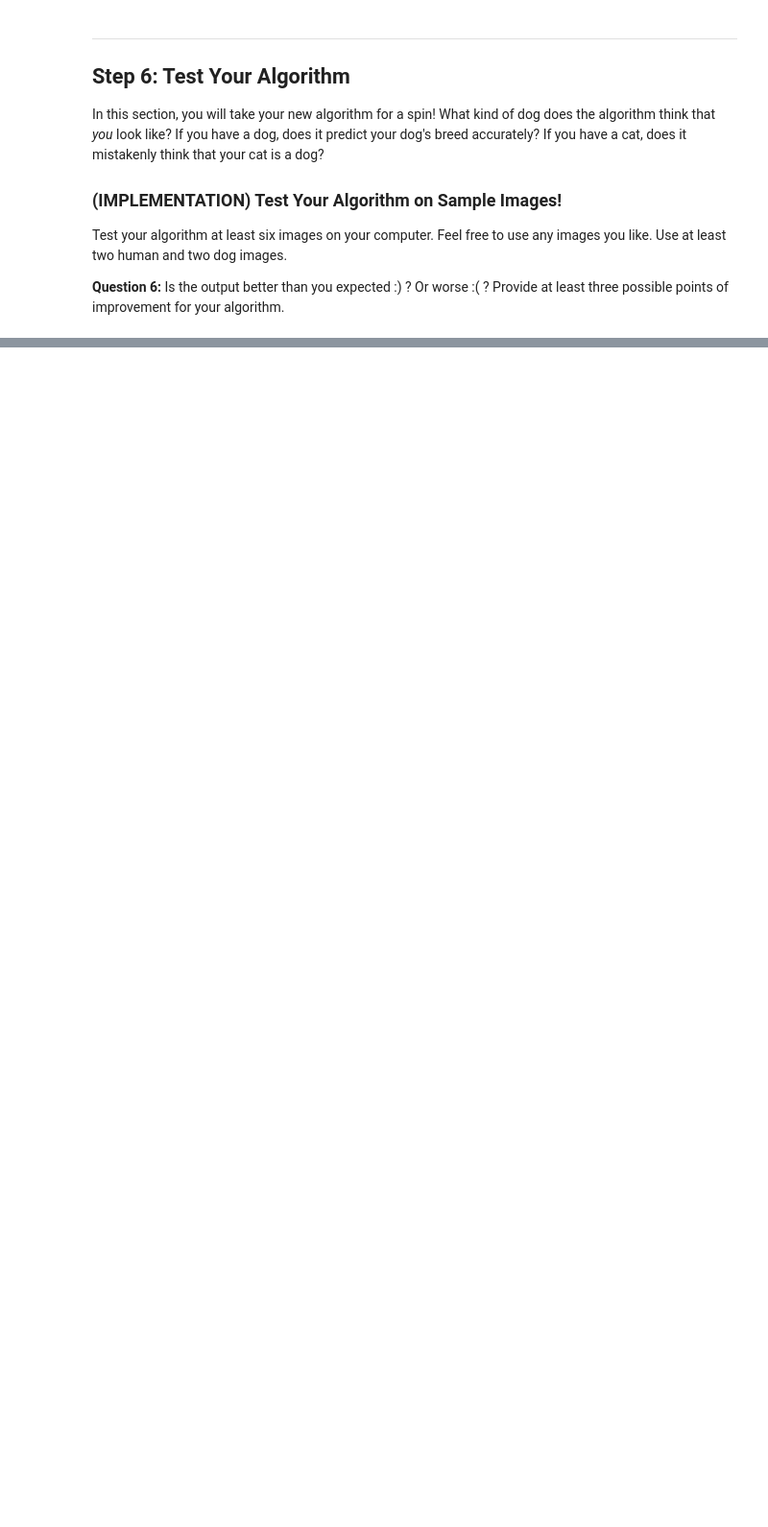
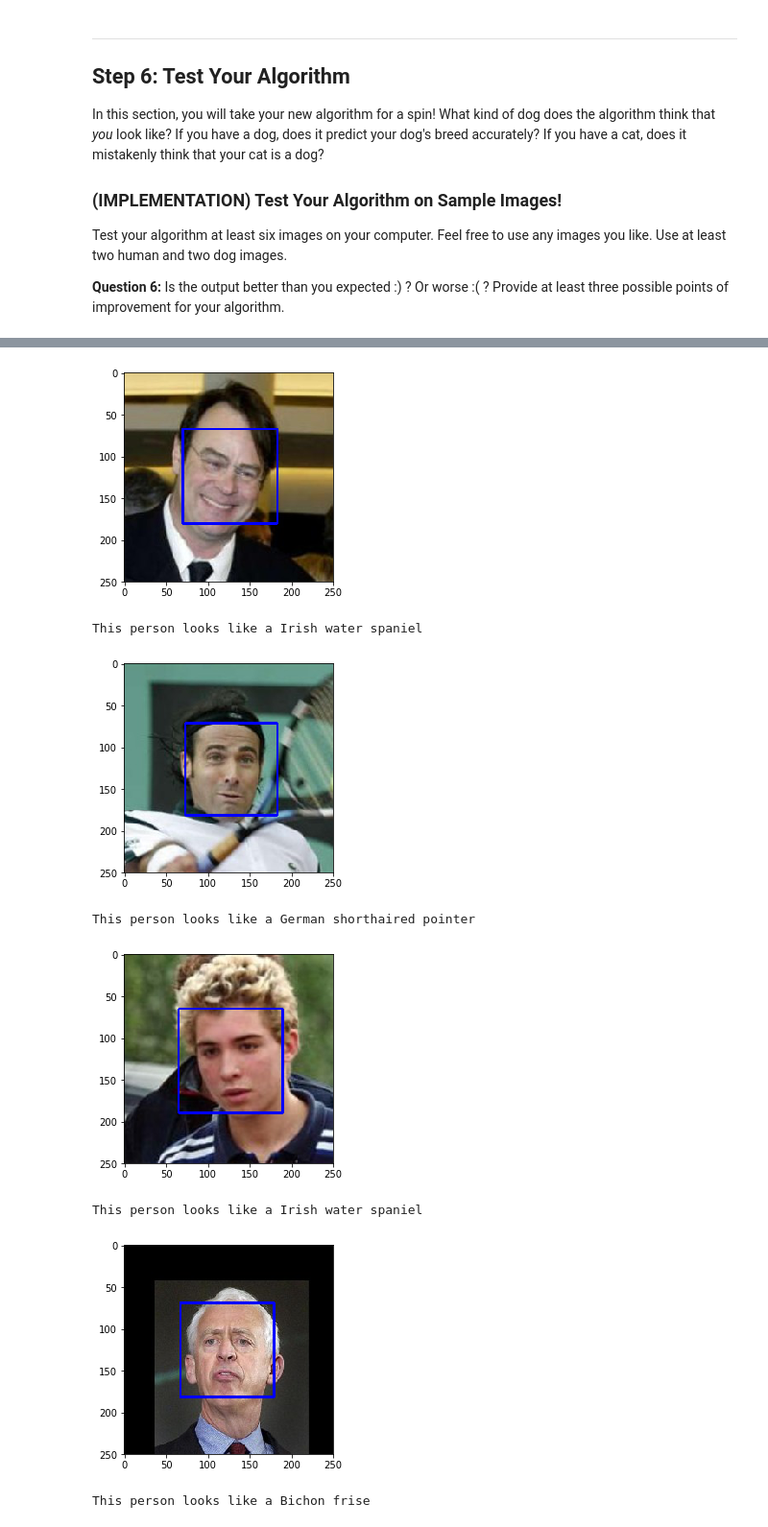
Before and after one commit to Hajeong-Noh/temp, a Jupyter notebook: dog_app.ipynb, the cells around one changed output, grey strips where cells are left out. Shown at 96% size. Cells and saved outputs as stored; diff of their text form; code cells hidden in the pictures; blank space fills up the shorter version.

```diff
--- a/dog_app.ipynb
+++ b/dog_app.ipynb
@@ -564,7 +567,7 @@ __Answer:__
 Use the next code cell to specify a [loss function](http://pytorch.org/docs/master/nn.html#loss-functions) and [optimizer](http://pytorch.org/docs/master/optim.html).  Save the chosen loss function as `criterion_transfer`, and the optimizer as `optimizer_transfer` below.
 # %%
 criterion_transfer = nn.CrossEntropyLoss()
-optimizer_transfer = optim.SGD(model_transfer.fc.parameters(), lr=0.004)
+optimizer_transfer = optim.Adam(model_transfer.fc.parameters(), lr=0.001)
 # %% [markdown]
 ### (IMPLEMENTATION) Train and Validate the Model
 
@@ -572,7 +575,8 @@ Train and validate your model in the code cell below.  [Save the final model par
 # %%
 # train the model
 n_epochs = 30
-model_transfer = train(n_epochs, loaders_transfer, model_transfer, optimizer_transfer, criterion_transfer, use_cuda, 'model_transfer.pt')
+with active_session():
+    model_transfer = train(n_epochs, loaders_transfer, model_transfer, optimizer_transfer, criterion_transfer, use_cuda, 'model_transfer.pt')
 
 # load the model that got the best validation accuracy (uncomment the line below)
 model_transfer.load_state_dict(torch.load('model_transfer.pt'))
@@ -623,3 +665,14 @@ def run_app(img_path):
+# %%
+def run_app(img_path):
+    ## handle cases for a human face, dog, and neither
+    if dog_detector(img_path):
+        breed = predict_breed_transfer(img_path)
+        print("This dog looks like a {}".format(breed))
+    elif face_detector(img_path):
+        breed = predict_breed_transfer(img_path)
+        print("This person looks like a {}".format(breed))
+    else:
+        print("Neither dogs or humans detected!")
 # %% [markdown]
 ---
 <a id='step6'></a>
@@ -637,8 +687,0 @@ __Answer:__ (Three possible points for improvement)
-# %%
-## TODO: Execute your algorithm from Step 6 on
-## at least 6 images on your computer.
-## Feel free to use as many code cells as needed.
-
-## suggested code, below
-for file in np.hstack((human_files[:3], dog_files[:3])):
-    run_app(file)
@@ -644,0 +690,13 @@ for file in np.hstack((human_files[:3], dog_files[:3])):
+# %%
+## Test app
+for file in np.hstack((human_files[:10], dog_files[:3])):
+    run_app(file)
+# %% [output]
+[figure, added]
+This person looks like a Irish water spaniel
+[figure, added]
+This person looks like a German shorthaired pointer
+[figure, added]
+This person looks like a Irish water spaniel
+[figure, added]
+This person looks like a Bichon frise
```
Also changed, not shown: parts of 18 cells of this notebook, 1 other file.
